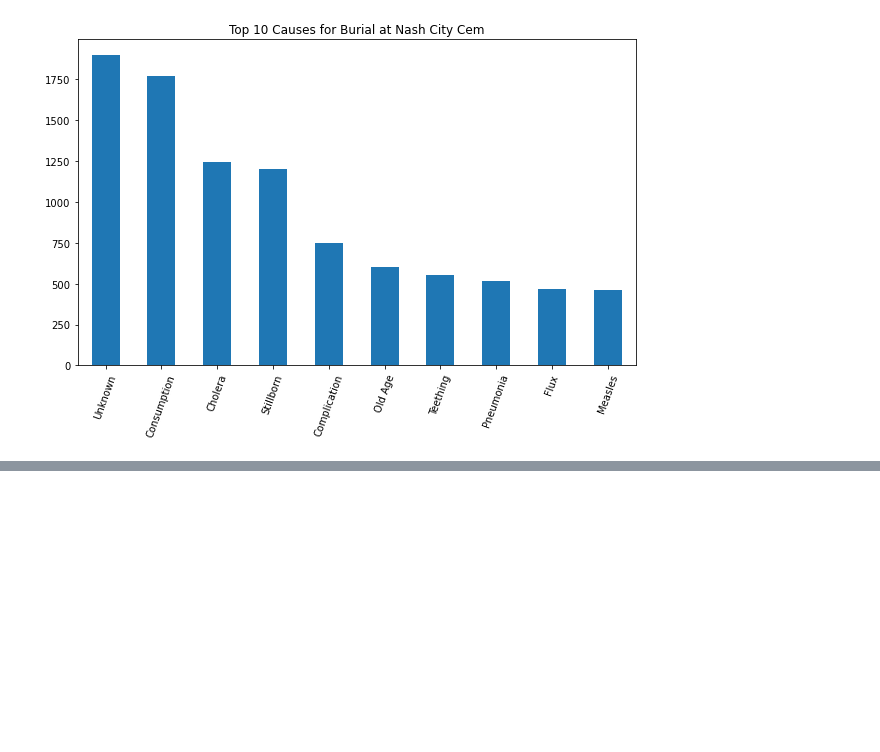
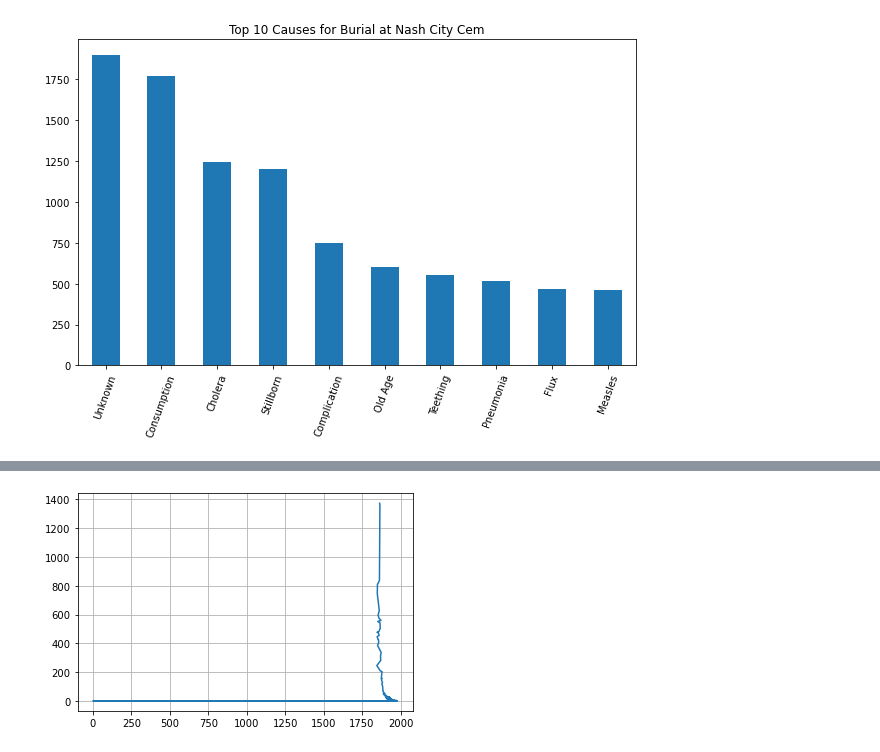
Before and after one commit to NSS-Data-Analytics-Cohort-10/advanced-pandas-t-white-21, a Jupyter notebook: notebook/nc_project.ipynb, the cells around one changed output, grey strips where cells are left out. Cells and saved outputs as stored; diff of their text form; code cells hidden in the pictures; blank space fills up the shorter version.

```diff
--- a/notebook/nc_project.ipynb
+++ b/notebook/nc_project.ipynb
@@ -102,0 +129,10 @@ Text(0.5, 1.0, 'Top 10 Causes for Burial at Nash City Cem')
+# %%
+ncp_df['Burial Year'].value_counts().plot(x='Burial Year',
+               #y='index',
+               kind='line', # (facultative) Default argument
+               grid=True, # Add a grid in the background
+            )
+
+plt.show()
+# %% [output]
+[figure, added]
```
Also changed, not shown: parts of 13 cells of this notebook.
